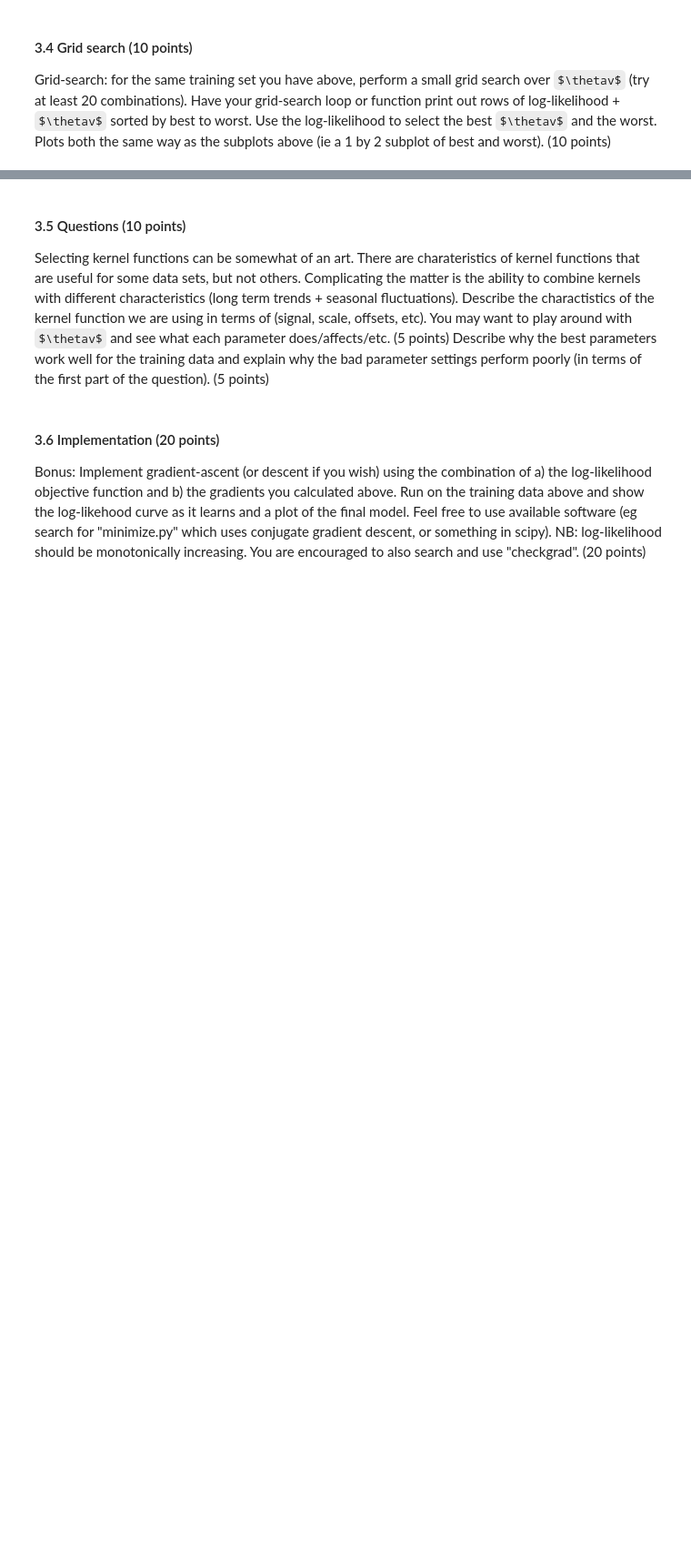
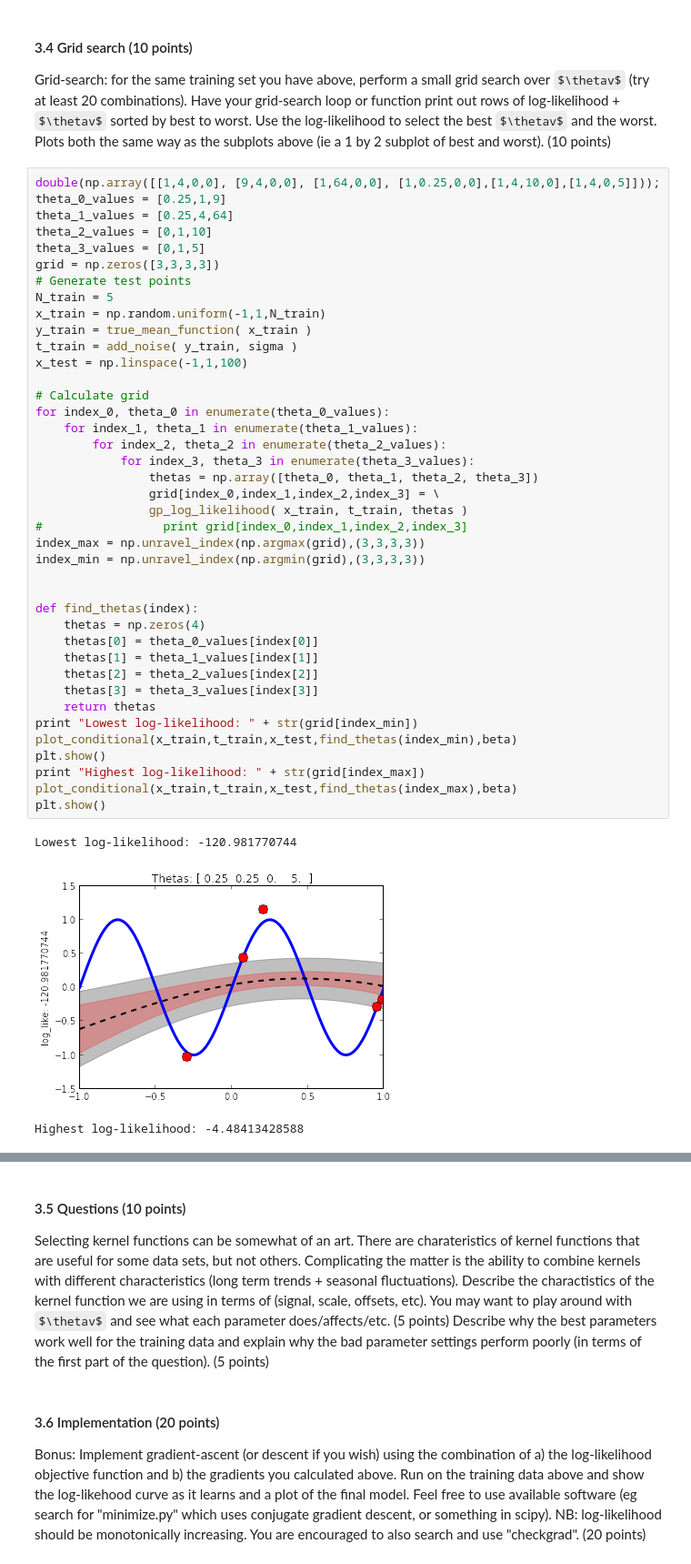
Before and after one commit to basveeling/ml1labs, a Jupyter notebook: lab3/Lab3.ipynb, the cells around one changed output, grey strips where cells are left out. Shown: that part at 91% size. Drawn from its saved outputs; the diff is of its cells as text; some formulas as TeX source; blank space fills up the shorter version.

```diff
--- a/lab3/Lab3.ipynb
+++ b/lab3/Lab3.ipynb
@@ -305,3 +332,47 @@ For parameters that are constrained to be positive, the usual approach is to use
 # %% [markdown]
 #### 3.4 Grid search (10 points)
 Grid-search: for the same training set you have above, perform a small grid search over $\thetav$ (try at least 20 combinations).  Have your grid-search loop or function print out rows of log-likelihood + $\thetav$ sorted by best to worst.  Use the log-likelihood to select the best $\thetav$ and the worst.  Plots both the same way as the subplots above (ie a 1 by 2 subplot of best and worst). (10 points)
+# %%
+double(np.array([[1,4,0,0], [9,4,0,0], [1,64,0,0], [1,0.25,0,0],[1,4,10,0],[1,4,0,5]]));
+theta_0_values = [0.25,1,9]
+theta_1_values = [0.25,4,64]
+theta_2_values = [0,1,10]
+theta_3_values = [0,1,5]
+grid = np.zeros([3,3,3,3])
+# Generate test points
+N_train = 5
+x_train = np.random.uniform(-1,1,N_train)
+y_train = true_mean_function( x_train )
+t_train = add_noise( y_train, sigma )
+x_test = np.linspace(-1,1,100)
+
+# Calculate grid
+for index_0, theta_0 in enumerate(theta_0_values):
+    for index_1, theta_1 in enumerate(theta_1_values):
+        for index_2, theta_2 in enumerate(theta_2_values):
+            for index_3, theta_3 in enumerate(theta_3_values):
+                thetas = np.array([theta_0, theta_1, theta_2, theta_3])
+                grid[index_0,index_1,index_2,index_3] = \
+                gp_log_likelihood( x_train, t_train, thetas )
+#                 print grid[index_0,index_1,index_2,index_3]
+index_max = np.unravel_index(np.argmax(grid),(3,3,3,3))
+index_min = np.unravel_index(np.argmin(grid),(3,3,3,3))
+
+
+def find_thetas(index):
+    thetas = np.zeros(4)
+    thetas[0] = theta_0_values[index[0]]
+    thetas[1] = theta_1_values[index[1]]
+    thetas[2] = theta_2_values[index[2]]
+    thetas[3] = theta_3_values[index[3]]
+    return thetas
+print "Lowest log-likelihood: " + str(grid[index_min])
+plot_conditional(x_train,t_train,x_test,find_thetas(index_min),beta)
+plt.show()
+print "Highest log-likelihood: " + str(grid[index_max])
+plot_conditional(x_train,t_train,x_test,find_thetas(index_max),beta)
+plt.show()
+# %% [output]
+Lowest log-likelihood: -120.981770744
+[figure, added]
+Highest log-likelihood: -4.48413428588
```
Also changed, not shown: parts of 8 cells of this notebook.
